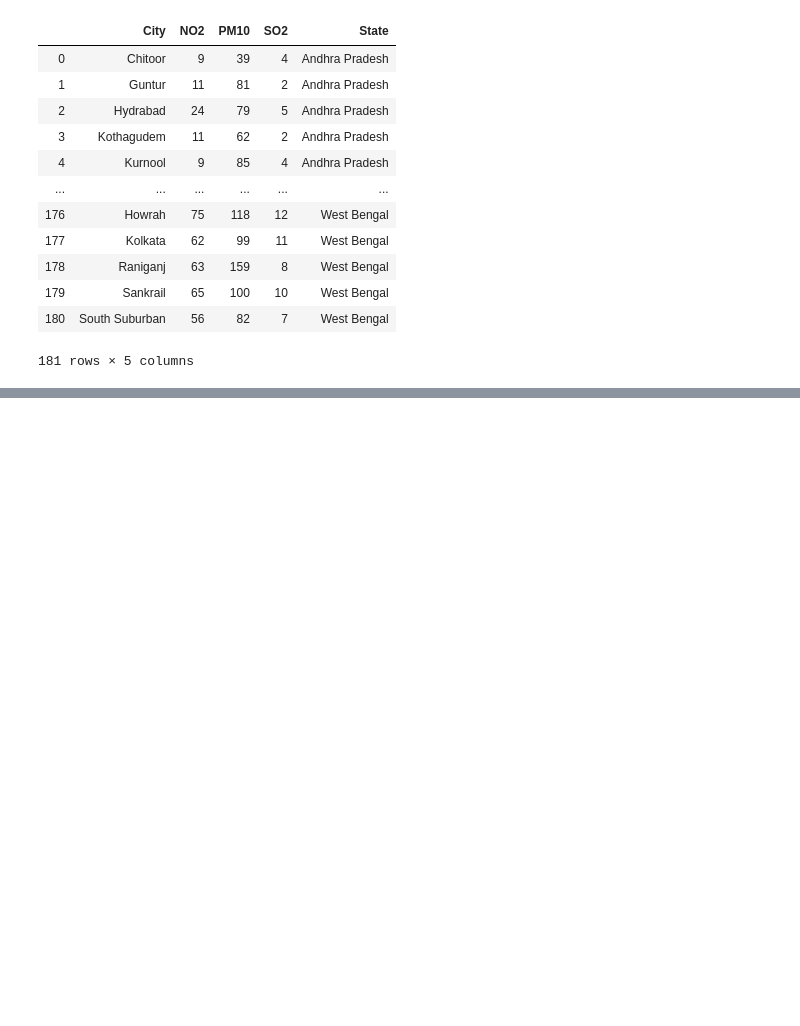
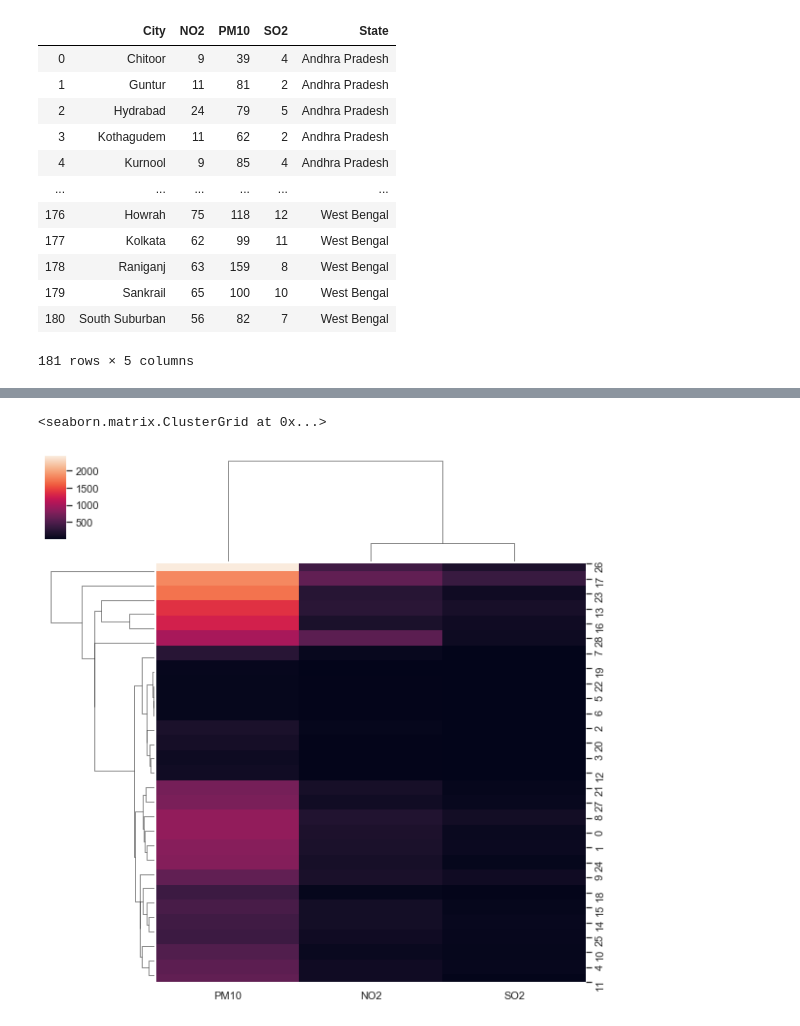
Before and after one commit to akshaynayanravi/pollution_data_india_2010, a Jupyter notebook: pollution_data_india_2010_clustering.ipynb, the cells around one changed output, grey strips where cells are left out. Cells and saved outputs as stored; diff of their text form; code cells hidden in the pictures; blank space fills up the shorter version.

```diff
--- a/pollution_data_india_2010_clustering.ipynb
+++ b/pollution_data_india_2010_clustering.ipynb
@@ -228,3 +223,5 @@ data_with_no_mv
 | 179 | Sankrail | 65 | 100 | 10 | West Bengal |
 | 180 | South Suburban | 56 | 82 | 7 | West Bengal |
 181 rows × 5 columns
+# %%
+data_grouped = data_with_no_mv.groupby(['State'], as_index=False).sum()
@@ -230,0 +248,5 @@ data_with_no_mv
+# %%
+sns.clustermap(data_grouped[['NO2', 'SO2', 'PM10']], method='single')
+# %% [output]
+<seaborn.matrix.ClusterGrid at 0x...>
+[figure, added]
```
Also changed, not shown: parts of 21 cells of this notebook.
